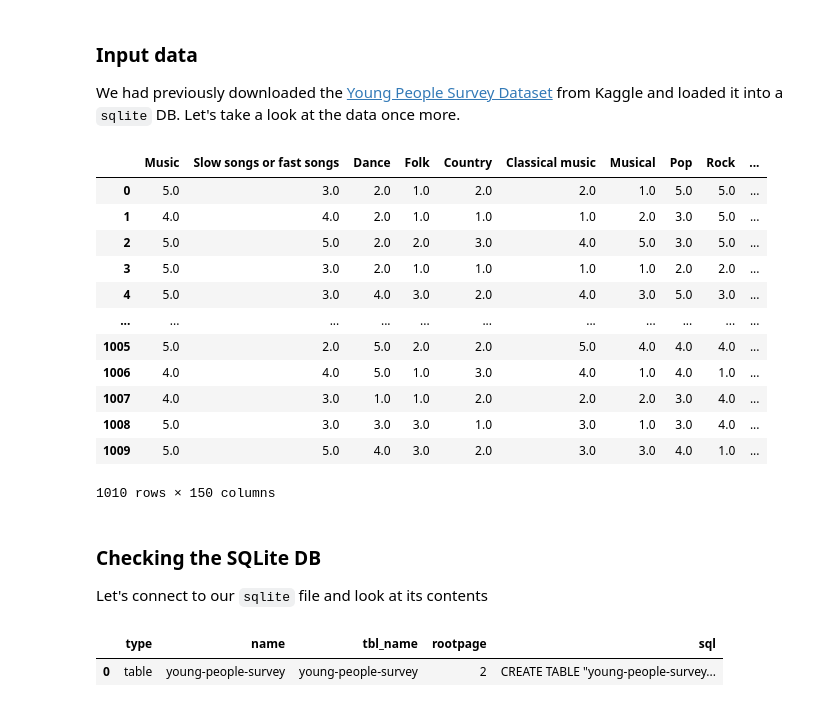
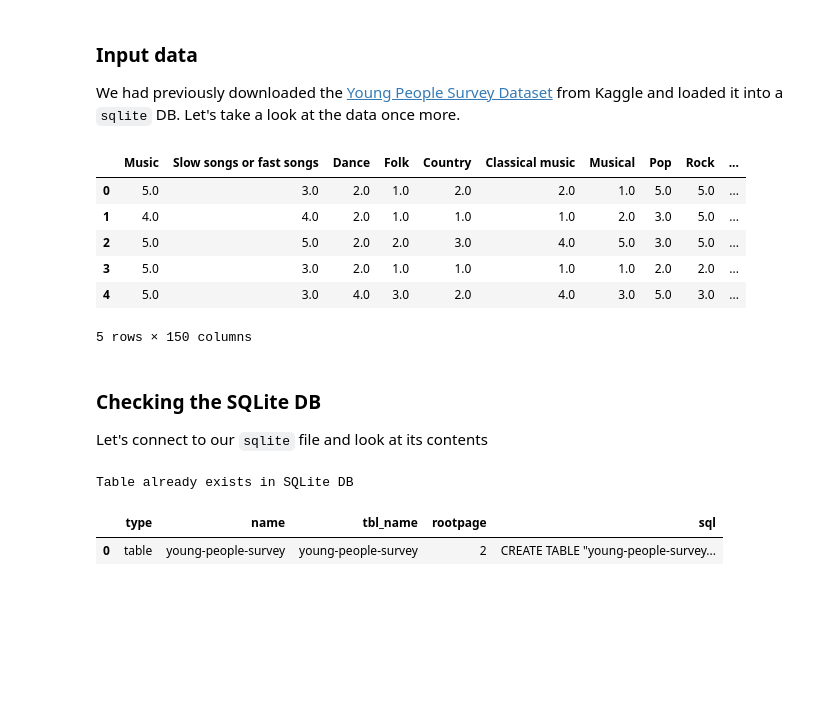
Before and after one commit to abhijeet3922/NL2SQL, a Jupyter notebook: ch3-metadata-pruning.ipynb, the cells around one changed output. Drawn from its saved outputs; the diff is of its cells as text; code cells hidden in the pictures; blank space fills up the shorter version.

```diff
--- a/ch3-metadata-pruning.ipynb
+++ b/ch3-metadata-pruning.ipynb
@@ -36,18 +79,12 @@ import pandas as pd
 We had previously downloaded the [Young People Survey Dataset](https://www.kaggle.com/datasets/miroslavsabo/young-people-survey) from Kaggle and loaded it into a `sqlite` DB. Let's take a look at the data once more.
 # %%
 df = pd.read_csv('data/kaggle-young-people-survey-dataset/responses.csv')
-df
+df.head()
 # %% [output]
 |  | Music | Slow songs or fast songs | Dance | Folk | Country | Classical music | Musical | Pop | Rock | ... |
 | 0 | 5.0 | 3.0 | 2.0 | 1.0 | 2.0 | 2.0 | 1.0 | 5.0 | 5.0 | ... |
 | 1 | 4.0 | 4.0 | 2.0 | 1.0 | 1.0 | 1.0 | 2.0 | 3.0 | 5.0 | ... |
 | 2 | 5.0 | 5.0 | 2.0 | 2.0 | 3.0 | 4.0 | 5.0 | 3.0 | 5.0 | ... |
 | 3 | 5.0 | 3.0 | 2.0 | 1.0 | 1.0 | 1.0 | 1.0 | 2.0 | 2.0 | ... |
 | 4 | 5.0 | 3.0 | 4.0 | 3.0 | 2.0 | 4.0 | 3.0 | 5.0 | 3.0 | ... |
-| ... | ... | ... | ... | ... | ... | ... | ... | ... | ... | ... |
-| 1005 | 5.0 | 2.0 | 5.0 | 2.0 | 2.0 | 5.0 | 4.0 | 4.0 | 4.0 | ... |
-| 1006 | 4.0 | 4.0 | 5.0 | 1.0 | 3.0 | 4.0 | 1.0 | 4.0 | 1.0 | ... |
-| 1007 | 4.0 | 3.0 | 1.0 | 1.0 | 2.0 | 2.0 | 2.0 | 3.0 | 4.0 | ... |
-| 1008 | 5.0 | 3.0 | 3.0 | 3.0 | 1.0 | 3.0 | 1.0 | 3.0 | 4.0 | ... |
-| 1009 | 5.0 | 5.0 | 4.0 | 3.0 | 2.0 | 3.0 | 3.0 | 4.0 | 1.0 | ... |
-1010 rows × 150 columns
+5 rows × 150 columns
@@ -57,4 +92,21 @@ table_name = 'young-people-survey'
 ### Checking the SQLite DB
 
 Let's connect to our `sqlite` file and look at its contents
+# %%
+from sqlalchemy import create_engine
+
+engine = create_engine(f"sqlite:///mysqlitedb.db")
+table_name = 'young-people-survey'
+
+try:
+    df = pd.read_csv('data/kaggle-young-people-survey-dataset/responses.csv')
+    table_name = 'young-people-survey'
+    df.to_sql(table_name, engine, index=False)
+    print('Data loaded from CSV file!')
+except ValueError as e:
+    err_msg = e.args[0]
+    if 'already exists' in err_msg:
+        print('Table already exists in SQLite DB')
+# %% [output]
+Table already exists in SQLite DB
 # %%
```
Also changed, not shown: parts of 8 cells of this notebook, 10 other files.
